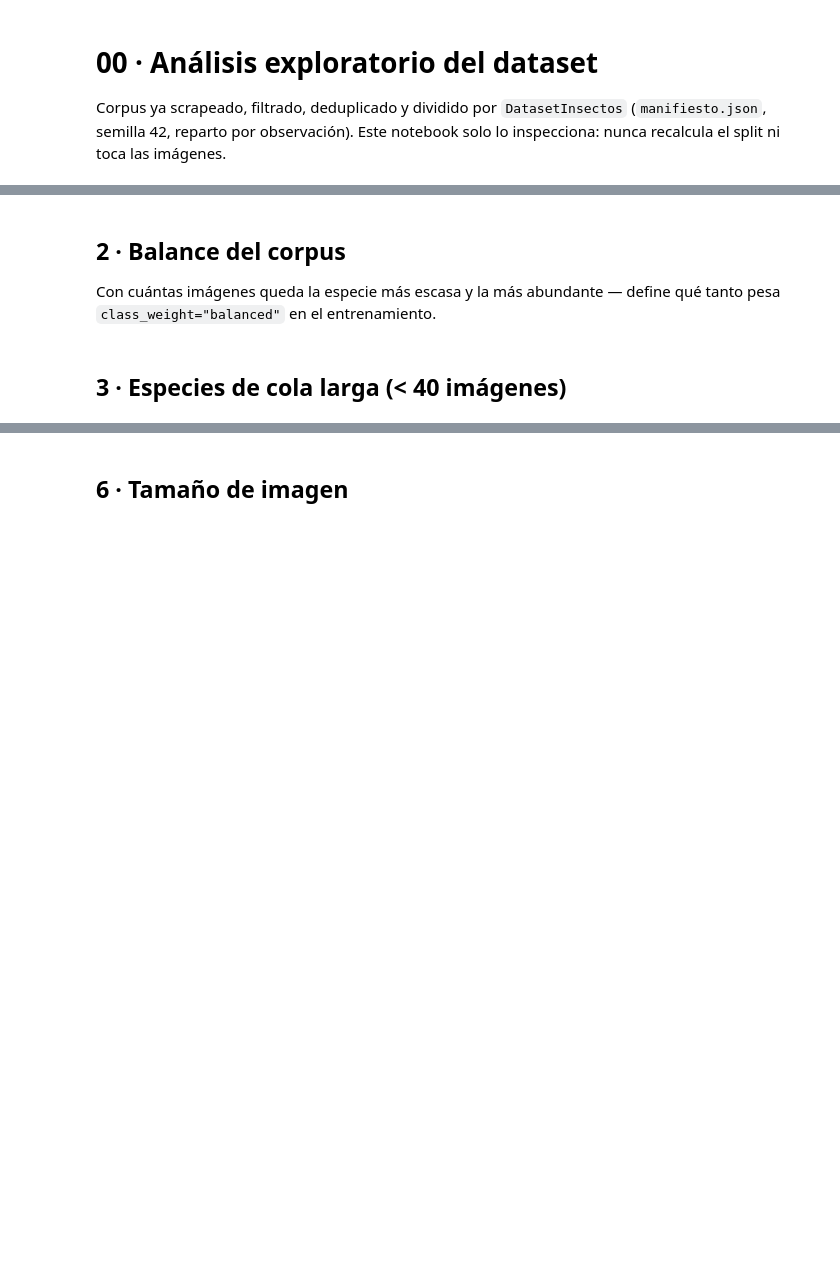
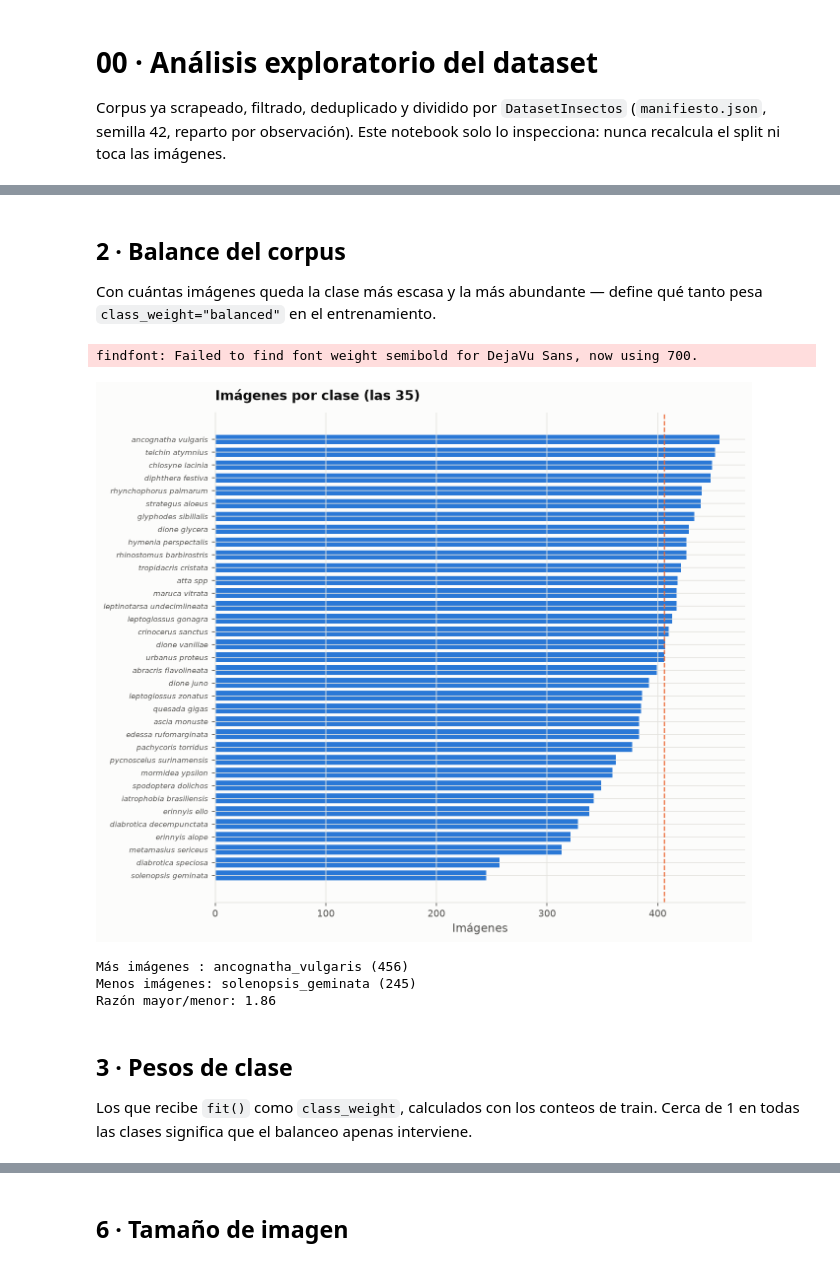
Before and after one commit to santiagoortizc/InsectModeling, a Jupyter notebook: notebooks/00_eda.ipynb, the cells around one changed output, grey strips where cells are left out. Saved outputs shown, nothing was run; the diff lists cells and outputs as text; code cells hidden in the pictures; blank space fills up the shorter version.

```diff
--- a/notebooks/00_eda.ipynb
+++ b/notebooks/00_eda.ipynb
@@ -28,8 +35,8 @@ print(manifiesto["semilla"], manifiesto["num_clases"], manifiesto["conteos"])
 # %%
 reparto = manifiesto["reparto"]
 filas = [
-    {"especie": especie, **{s: len(archivos[s]) for s in ("train", "test", "validate")}}
-    for especie, archivos in reparto.items()
+    {"clase": clase, **{s: len(archivos[s]) for s in ("train", "test", "validate")}}
+    for clase, archivos in reparto.items()
 ]
 conteos = pd.DataFrame(filas)
 conteos["total"] = conteos[["train", "test", "validate"]].sum(axis=1)
@@ -41,24 +65,36 @@ conteos[["train", "test", "validate", "total"]].sum().to_frame("imagenes")
 # %% [markdown]
 ## 2 · Balance del corpus
 
-Con cuántas imágenes queda la especie más escasa y la más abundante — define
+Con cuántas imágenes queda la clase más escasa y la más abundante — define
 qué tanto pesa `class_weight="balanced"` en el entrenamiento.
 # %%
 applyStyle()
 import matplotlib.pyplot as plt
 
-fig, ax = plt.subplots(figsize=(9, max(4, 0.09 * len(conteos))))
+fig, ax = plt.subplots(figsize=(9, max(4, 0.22 * len(conteos))))
 ax.barh(range(len(conteos)), conteos["total"], color=SERIE_1, height=0.75)
-ax.set_yticks([])
-ax.set(xlabel="Imágenes", title="Imágenes por especie (ordenado, todas las 79)")
+ax.set_yticks(range(len(conteos)), [c.replace("_", " ") for c in conteos["clase"]],
+              fontsize=7, style="italic")
+ax.invert_yaxis()
+ax.set(xlabel="Imágenes", title=f"Imágenes por clase (las {len(conteos)})")
 ax.axvline(conteos["total"].median(), color=SERIE_2, linestyle="--", linewidth=1.2)
 fig.tight_layout()
 plt.show()
+# %% [output]
+findfont: Failed to find font weight semibold for DejaVu Sans, now using 700.
+[figure, added]
 # %%
-print("Especie con más imágenes:")
-print(conteos.iloc[0][["especie", "total"]].to_string())
-print("\nEspecie con menos imágenes:")
-print(conteos.iloc[-1][["especie", "total"]].to_string())
+mayor, menor = conteos.iloc[0], conteos.iloc[-1]
+print(f"Más imágenes : {mayor['clase']} ({mayor['total']})")
+print(f"Menos imágenes: {menor['clase']} ({menor['total']})")
+print(f"Razón mayor/menor: {mayor['total'] / menor['total']:.2f}")
+# %% [output]
+Más imágenes : ancognatha_vulgaris (456)
+Menos imágenes: solenopsis_geminata (245)
+Razón mayor/menor: 1.86
 # %% [markdown]
-## 3 · Especies de cola larga (< 40 imágenes)
+## 3 · Pesos de clase
+
+Los que recibe `fit()` como `class_weight`, calculados con los conteos de train.
+Cerca de 1 en todas las clases significa que el balanceo apenas interviene.
 # %%
```
Also changed, not shown: parts of 15 cells of this notebook, 1 other file.
